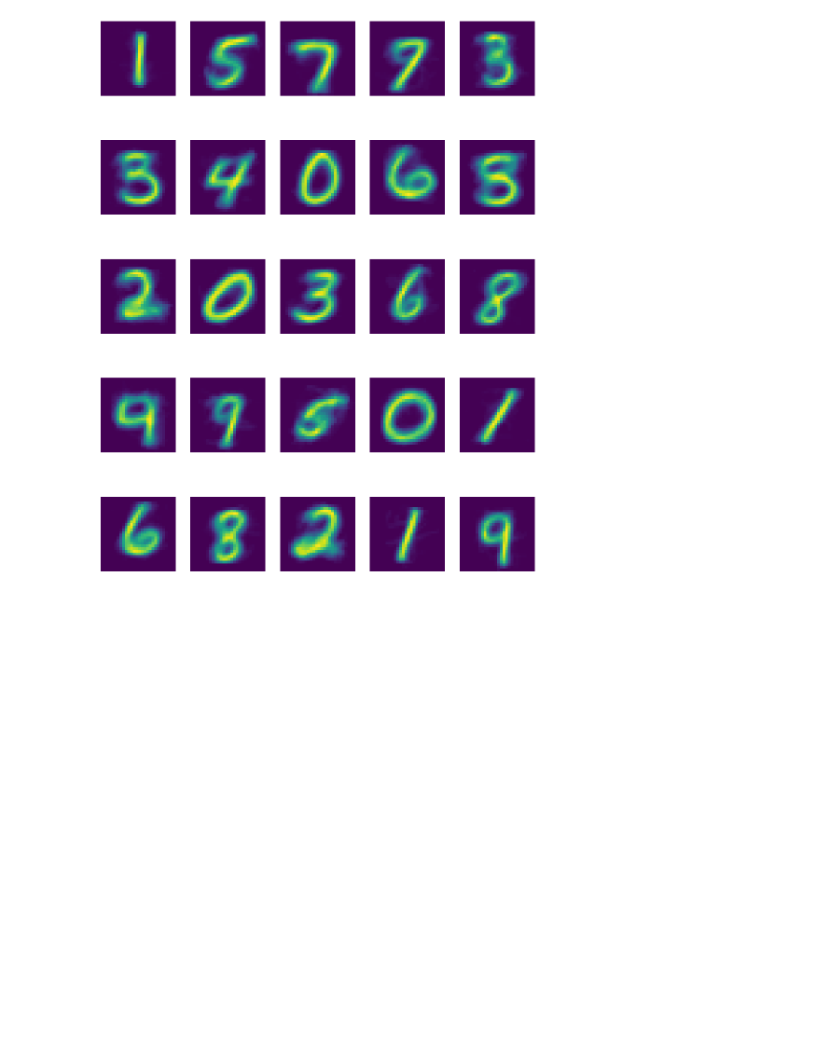
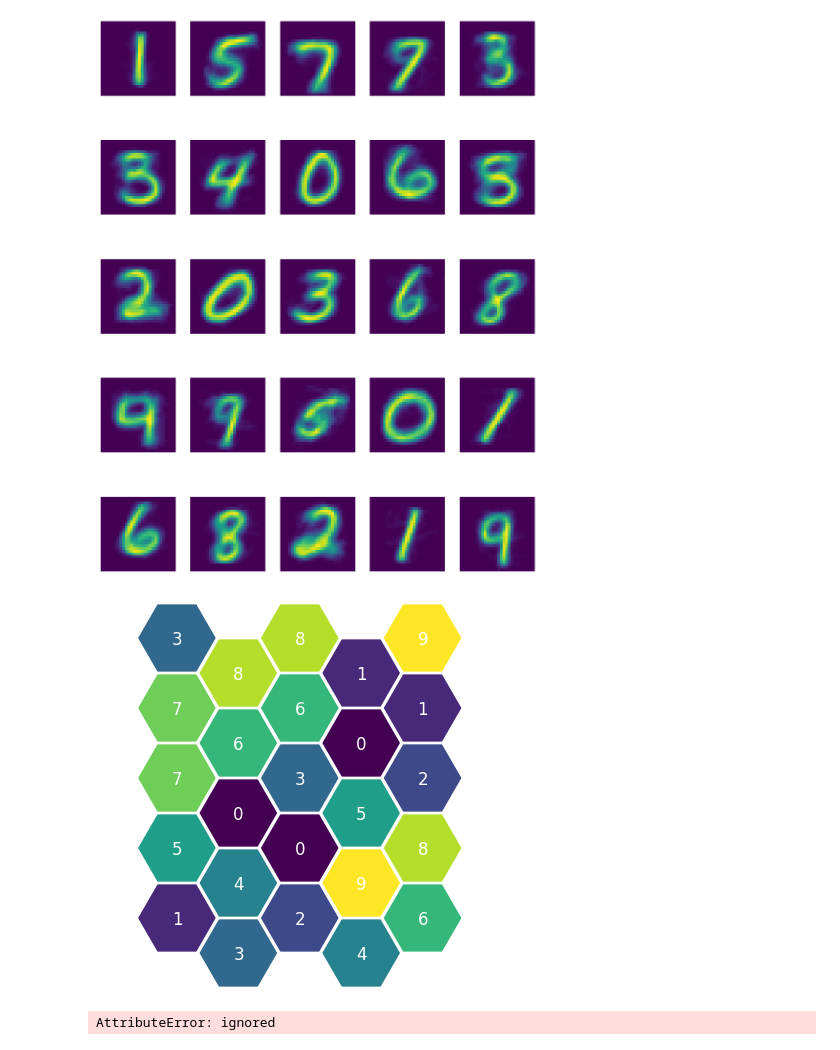
Before and after one commit to skowronskid/Computational-Analysis-Methods, a Jupyter notebook: SOM/som_experiments.ipynb, the cells around one changed output. Drawn from its saved outputs; the diff is of its cells as text; code cells hidden in the pictures; blank space fills up the shorter version.

```diff
--- a/SOM/som_experiments.ipynb
+++ b/SOM/som_experiments.ipynb
@@ -618,0 +630,33 @@ for i, ax in enumerate(axs):
+# %%
+labels = np.argmax(conf_matrix,axis=0)
+y_pred_relabeled = np.zeros_like(y_pred)
+for i in range(len(y_pred)):
+    for j in range(len(labels)):
+        if y_pred[i] == j:
+            y_pred_relabeled[i] = labels[j]
+            break
+# %%
+y_pred_relabeled, y_pred,f1, h_score,c_score,v_score, labels = get_scores_hex(som5,X,y)
+# %%
+indices = som5.neighbor_indices
+idx = indices[0].reshape(-1)
+idy = indices[1].reshape(-1)
+# %%
+plt.figure(figsize=(5,5))
+plt.scatter(idx, idy, c=labels, marker="H", s=3000)
+for i in range(10):
+  for j in range(len(labels)):
+    if i == labels[j]:
+      plt.text(idx[j]-0.07, idy[j]-0.1, s=i, fontsize=12, c="w")
+plt.xlim((np.min(idx) - 1 , np.max(idx) + 1))
+plt.ylim((np.min(idy) - 0.5 , np.max(idy) + 0.5))
+plt.axis("off")
+plt.show()
+# %% [output]
+[figure, added]
+# %%
+indices = som5.neighbor_indices
+idx = indices[0].reshape(-1)
+idy = indices[1].reshape(-1)
+# %% [output]
+AttributeError: ignored
```
Also changed, not shown: parts of 14 cells of this notebook.
